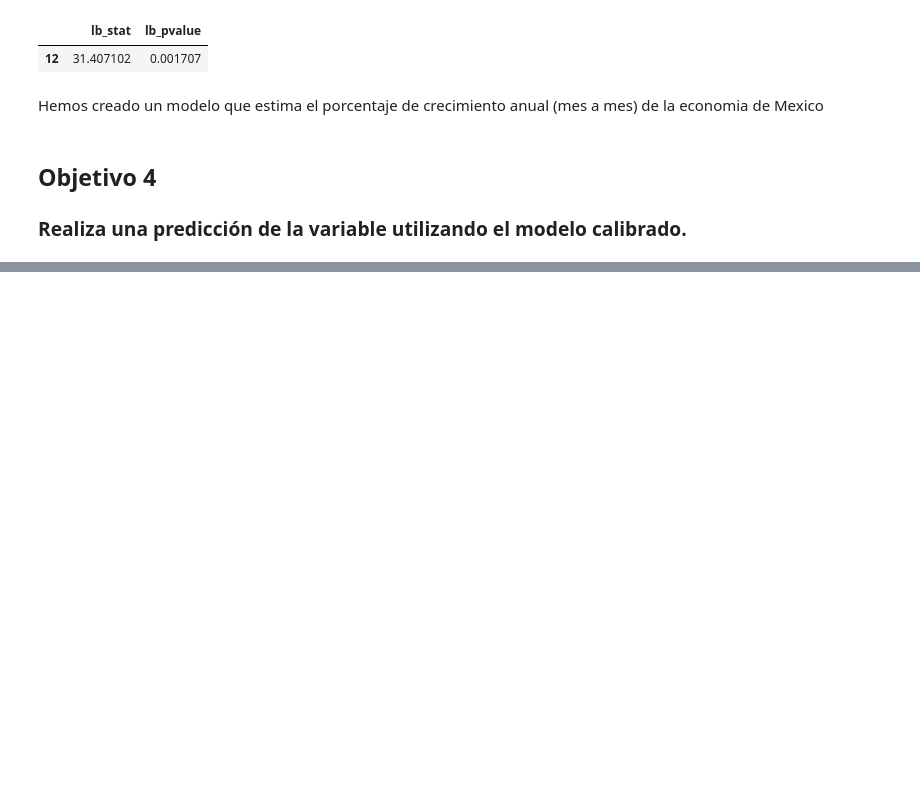
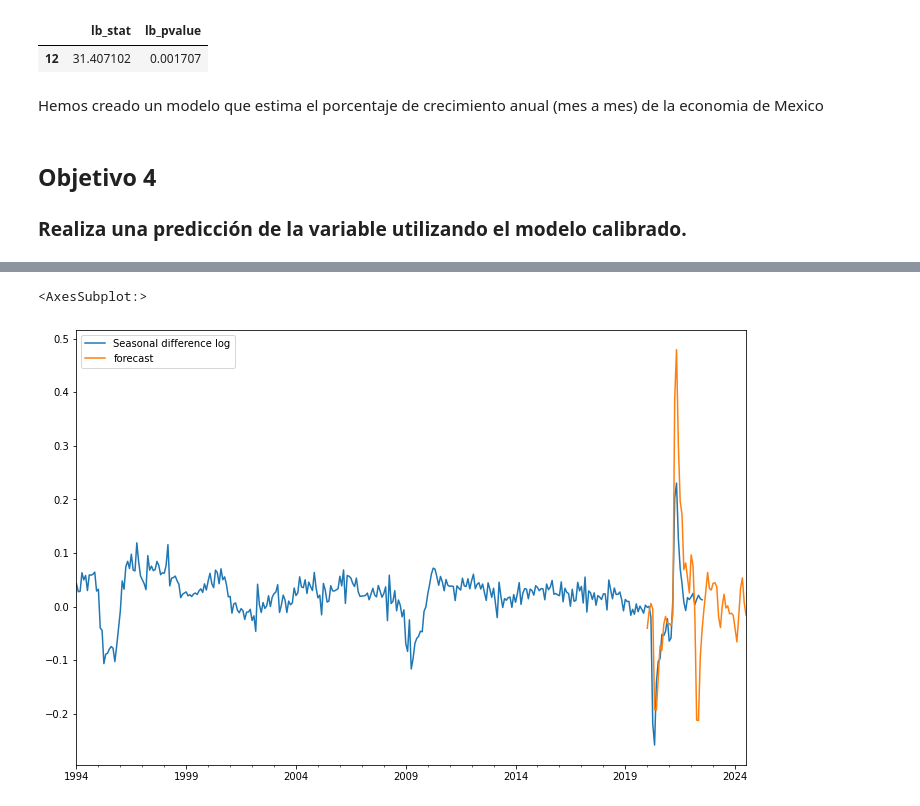
Before and after one commit to new-superuser-alt9193/IA_II_Estadistica, a Jupyter notebook: Entregable_2/portafolia.ipynb, the cells around one changed output, grey strips where cells are left out. Cells and saved outputs as stored; diff of their text form; code cells hidden in the pictures; blank space fills up the shorter version.

```diff
--- a/Entregable_2/portafolia.ipynb
+++ b/Entregable_2/portafolia.ipynb
@@ -339,0 +358,8 @@ stationary.tail()
+# %%
+from pandas.tseries.offsets import DateOffset
+future=[stationary.index[-1]+ DateOffset(months=x)for x in range(0,25)]
+# %%
+future=pd.DataFrame(index=future[1:],columns=stationary.columns)
+# %%
+stationary=pd.concat([stationary, future])
+stationary.tail()
@@ -339,0 +373,2 @@ stationary.tail()
+# %%
+stationary['forecast'] = model.predict(start = pd.to_datetime('2020-01-01'), end = pd.to_datetime('2024-07-01'), dynamic = False)
@@ -339,0 +384,5 @@ stationary.tail()
+# %%
+stationary[['Seasonal difference log', 'forecast']].plot(figsize=(12,8))
+# %% [output]
+<AxesSubplot:>
+[figure, added]
```
Also changed, not shown: parts of 9 cells of this notebook.
